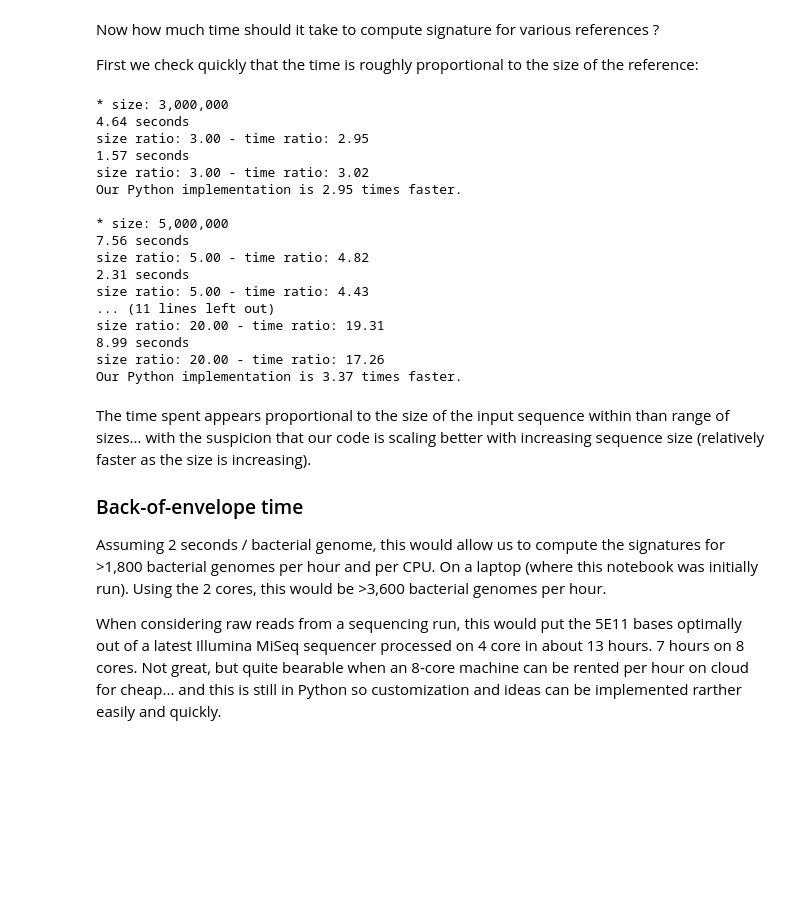
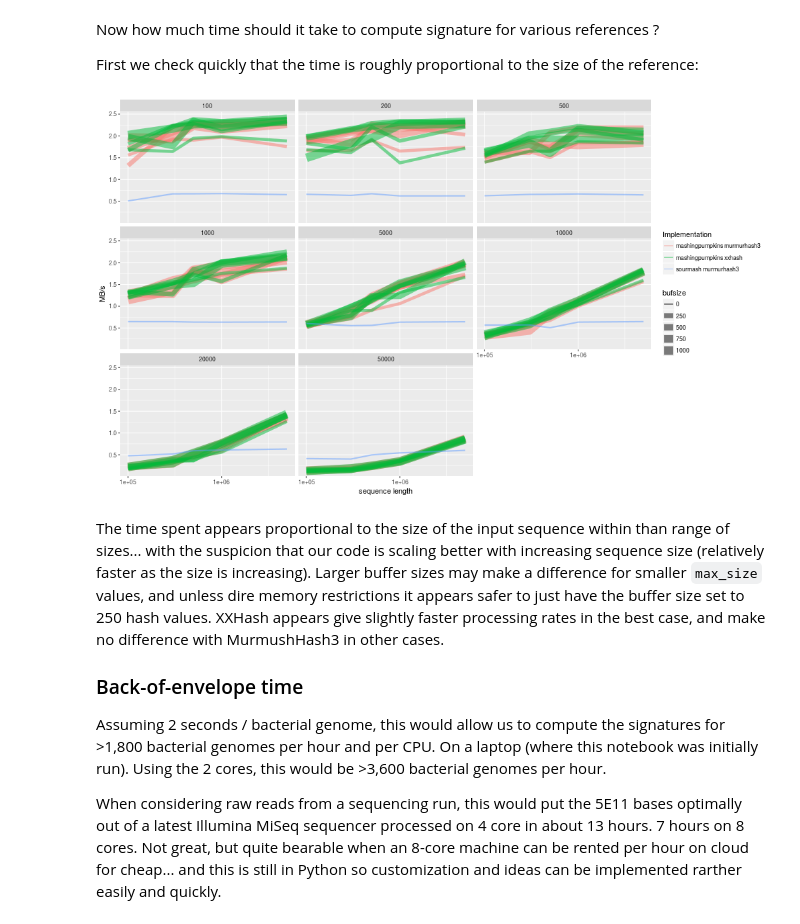
Before and after one commit to lgautier/mashing-pumpkins, a Jupyter notebook: doc/notebooks/MinHash, design and performance.ipynb, the cells around one changed output. Saved outputs shown, nothing was run; the diff lists cells and outputs as text; code cells hidden in the pictures; blank space fills up the shorter version.

```diff
--- a/doc/notebooks/MinHash, design and performance.ipynb
+++ b/doc/notebooks/MinHash, design and performance.ipynb
@@ -157,51 +157,3 @@ Our Python implementation is 3.09 times faster.
 Now how much time should it take to compute signature for various references ?
 
 First we check quickly that the time is roughly proportional to the size of the reference:
-# %%
-# random genome between 3 and 10 times larger than before
-
-for size in (int(3E6), int(5E6), int(1E7), int(2E7)):
-    print('\n* size: {:,}'.format(size))
-    sequencebitpacked = ssl.RAND_bytes(int(size/4))
-    sequence5 = bytearray(int(size))
-    for i, b in zip(range(0, len(sequence5), 4), sequencebitpacked):
-        sequence5[i:(i+4)] = quad[b]
-    sequence5 = bytes(sequence5)
-
-    stmt = """
-smh = MinHash(1000, 21)
-smh.add_sequence(sequence)
-    """
-    t_sourmash_5 = timeit.timeit(stmt,
-                                 setup='from __main__ import sequence5, MinHash; sequence=sequence5.decode("utf-8")',
-                                 number=5)
-    print("%.2f seconds" % t_sourmash_5)
-    print("size ratio: %.2f - time ratio: %.2f" % (len(sequence5)/len(sequence), t_sourmash_5/t_sourmash))
-
-    hashfun = hasharray
-    stmt = 'mhs = MaxHashNgramSketch(21, 1000, hashfun); mhs.add(sequence)'
-    t_batch_5 = timeit.timeit(stmt,
-                              setup='from __main__ import MaxHashNgramSketch, hashfun,'
-                                    'sequence5; sequence=sequence5',
-                              number=5)
-    print("%.2f seconds" % t_batch_5)
-    print("size ratio: %.2f - time ratio: %.2f" % (len(sequence5)/len(sequence), t_batch_5/t_batch))
-    print("Our Python implementation is %.2f times faster." % (t_sourmash_5 / t_batch_5))
-# %% [output]
-* size: 3,000,000
-4.64 seconds
-size ratio: 3.00 - time ratio: 2.95
-1.57 seconds
-size ratio: 3.00 - time ratio: 3.02
-Our Python implementation is 2.95 times faster.
-
-* size: 5,000,000
-7.56 seconds
-size ratio: 5.00 - time ratio: 4.82
-2.31 seconds
-size ratio: 5.00 - time ratio: 4.43
-... (11 lines left out)
-size ratio: 20.00 - time ratio: 19.31
-8.99 seconds
-size ratio: 20.00 - time ratio: 17.26
-Our Python implementation is 3.37 times faster.
@@ -208,5 +234,31 @@ Our Python implementation is 3.37 times faster.
+# %%
+from rpy2.robjects.lib import dplyr, ggplot2 as ggp
+from rpy2.robjects.vectors import IntVector, FloatVector, StrVector
+from rpy2.robjects import Formula
+
+d = dict((n, FloatVector([x[n] for x in res])) for n in ('t',))
+d.update((n, StrVector([x[n] for x in res])) for n in ('what', 'hashfun'))
+d.update((n, IntVector([x[n] for x in res])) for n in ('l_sequence', 'bufsize', 'sketchsize'))
+dataf = dplyr.DataFrame(d)
+
+p = (ggp.ggplot(dataf.mutate(implementation='paste(what, hashfun)')) +
+     ggp.geom_line(ggp.aes_string(x='l_sequence',
+                                  y='l_sequence/t/1E6',
+                                  color='implementation',
+                                  size='bufsize',
+                                  group='paste(implementation, bufsize)'),
+                   alpha=.5) +
+     ggp.facet_wrap(Formula('~sketchsize')) +
+     ggp.scale_x_log10('sequence length') +
+     ggp.scale_y_continuous('MB/s') +
+     ggp.scale_color_discrete('Implementation'))
+
+import rpy2.ipython.ggplot
+rpy2.ipython.ggplot.image_png(p, width=1000, height=600)
+# %% [output]
+[figure, added]
 # %% [markdown]
-The time spent appears proportional to the size of the input sequence within than range of sizes... with the suspicion that our code is scaling better with increasing sequence size (relatively faster as the size is increasing).
+The time spent appears proportional to the size of the input sequence within than range of sizes... with the suspicion that our code is scaling better with increasing sequence size (relatively faster as the size is increasing). Larger buffer sizes may make a difference for smaller `max_size` values, and unless dire memory restrictions it appears safer to just have the buffer size set to 250 hash values. XXHash appears give slightly faster processing rates in the best case, and make no difference with MurmushHash3 in other cases.
 
 ### Back-of-envelope time
 
```
Also changed, not shown: parts of 6 cells of this notebook.
